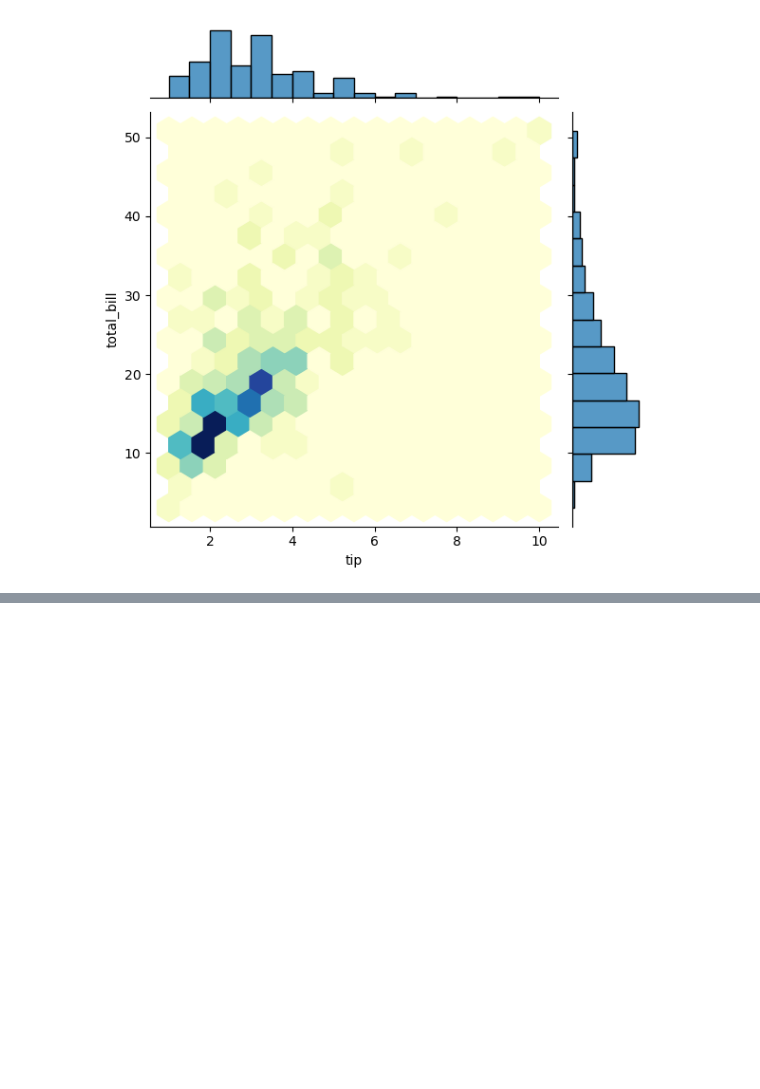
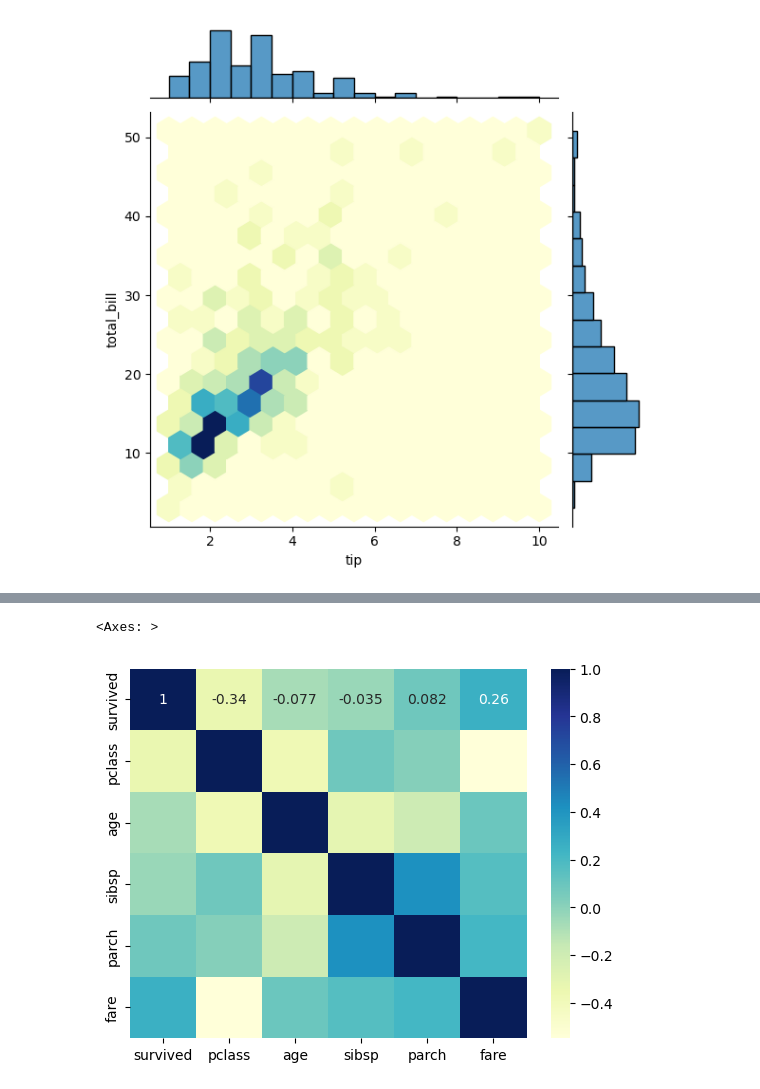
Before and after one commit to hamzacyberpatcher/seaborn-tutorial, a Jupyter notebook: seaborn.ipynb, the cells around one changed output, grey strips where cells are left out. Cells and saved outputs as stored; diff of their text form; code cells hidden in the pictures; blank space fills up the shorter version.

```diff
--- a/seaborn.ipynb
+++ b/seaborn.ipynb
@@ -93,0 +99,7 @@ sns.jointplot(x='tip', y='total_bill',data=tips, kind='hex', cmap='YlGnBu')
+# %%
+# titanic.select_dtypes(include='number') only includes the neumerical values
+# annot will anotate the graph
+sns.heatmap(titanic.select_dtypes(include='number').corr(), annot=True, cmap='YlGnBu')
+# %% [output]
+<Axes: >
+[figure, added]
```
Also changed, not shown: parts of 1 cell of this notebook.
